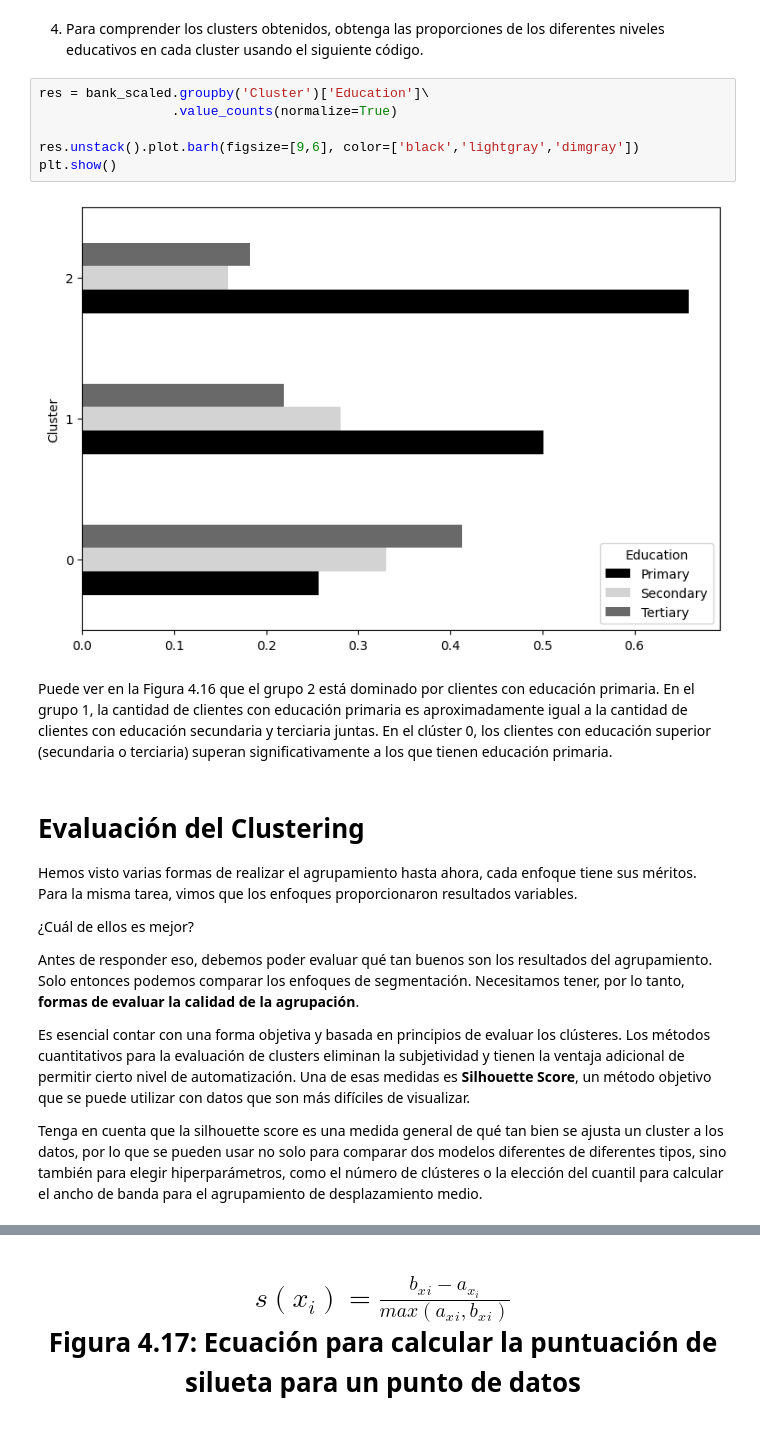
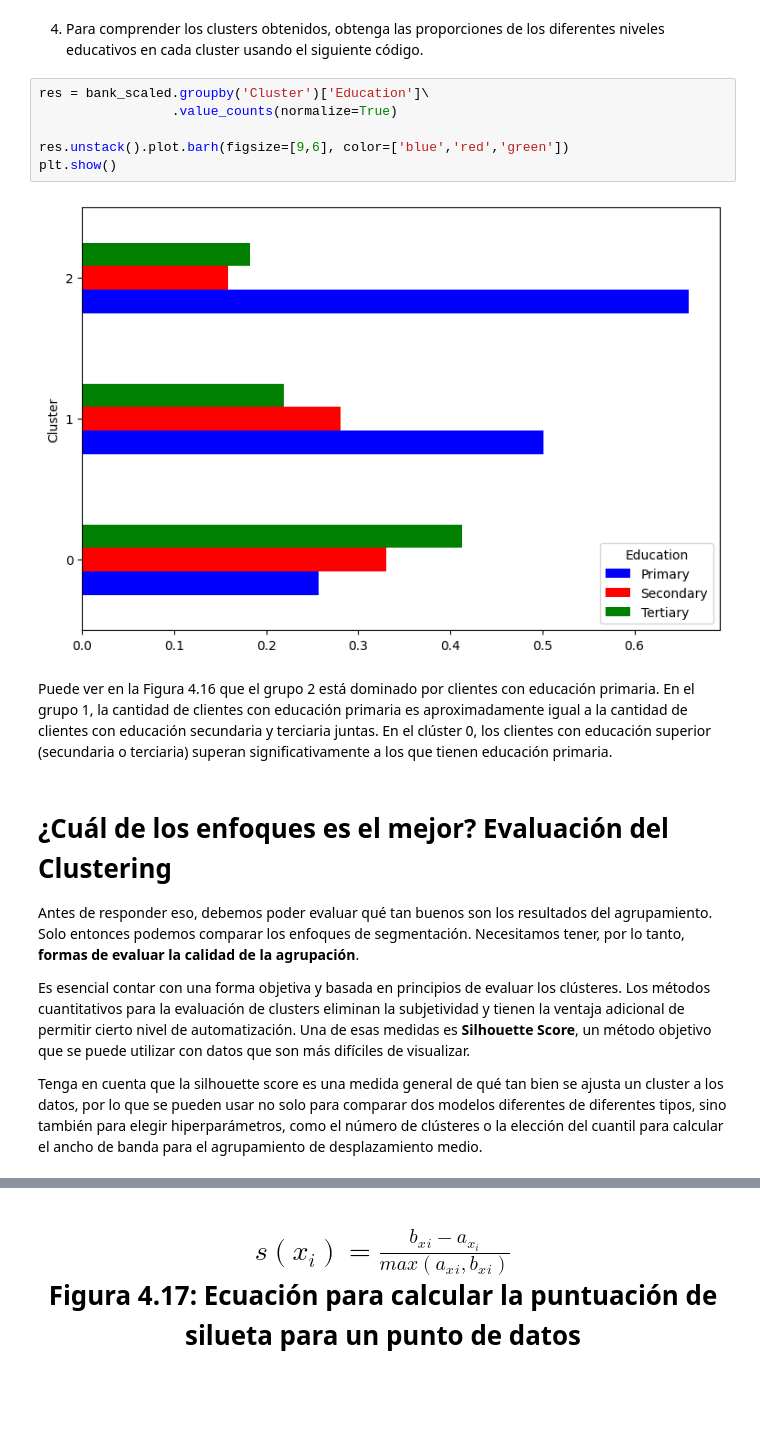
Before and after one commit to limspiga/customer-analytics, a Jupyter notebook: week-2b/customer_analytics_week_2b.ipynb, the cells around one changed output, grey strips where cells are left out. Saved outputs shown, nothing was run; the diff lists cells and outputs as text; blank space fills up the shorter version.

```diff
--- a/week-2b/customer_analytics_week_2b.ipynb
+++ b/week-2b/customer_analytics_week_2b.ipynb
@@ -661,19 +698,16 @@ bank_scaled['Cluster'] = kp.fit_predict(bank_scaled[cluster_cols],categorical=[1
 # %%
 res = bank_scaled.groupby('Cluster')['Education']\
                  .value_counts(normalize=True)
 
-res.unstack().plot.barh(figsize=[9,6], color=['black','lightgray','dimgray'])
+res.unstack().plot.barh(figsize=[9,6], color=['blue','red','green'])
 plt.show()
 # %% [output]
-[figure, old version]
+[figure, new version]
 # %% [markdown]
 Puede ver en la Figura 4.16 que el grupo 2 está dominado por clientes con educación primaria. En el grupo 1, la cantidad de clientes con educación primaria es aproximadamente igual a la cantidad de clientes con educación secundaria y terciaria juntas. En el clúster 0, los clientes con educación superior (secundaria o terciaria) superan significativamente a los que tienen educación primaria.
 # %% [markdown]
-# Evaluación del Clustering
-Hemos visto varias formas de realizar el agrupamiento hasta ahora, cada enfoque tiene sus méritos.
-Para la misma tarea, vimos que los enfoques proporcionaron resultados variables.
 
-¿Cuál de ellos es mejor?
+# ¿Cuál de los enfoques es el mejor? Evaluación del Clustering
 
 Antes de responder eso, debemos poder evaluar qué tan buenos son los resultados del agrupamiento. Solo entonces podemos comparar los enfoques de segmentación. Necesitamos tener, por lo tanto, **formas de evaluar la calidad de la agrupación**.
 
```
Also changed, not shown: parts of 65 cells of this notebook.
